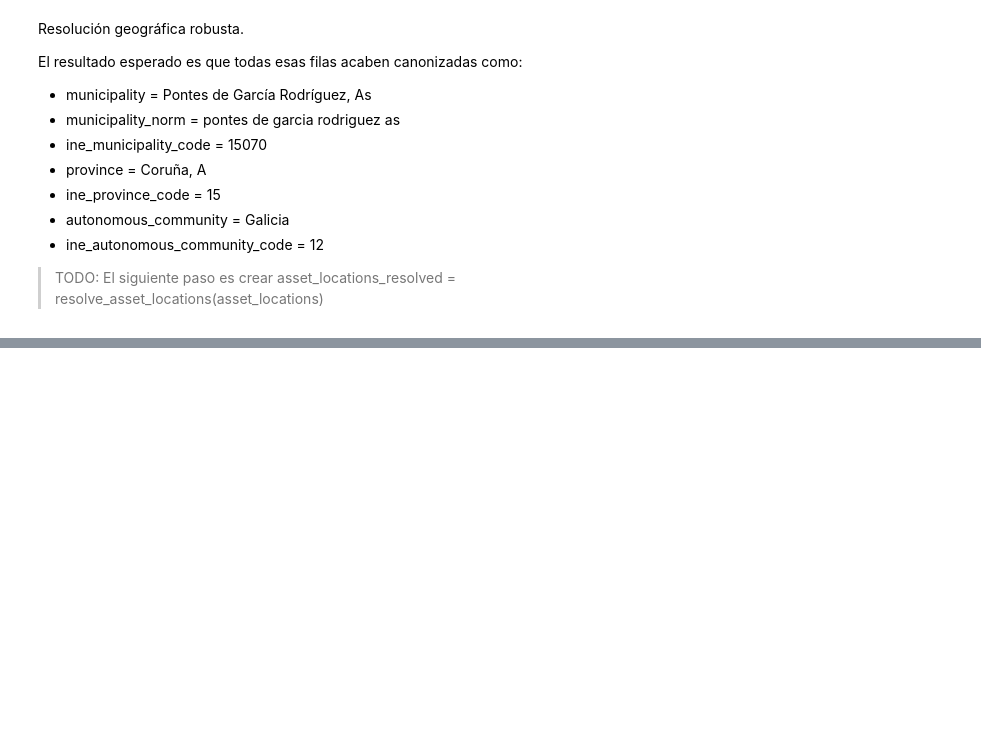
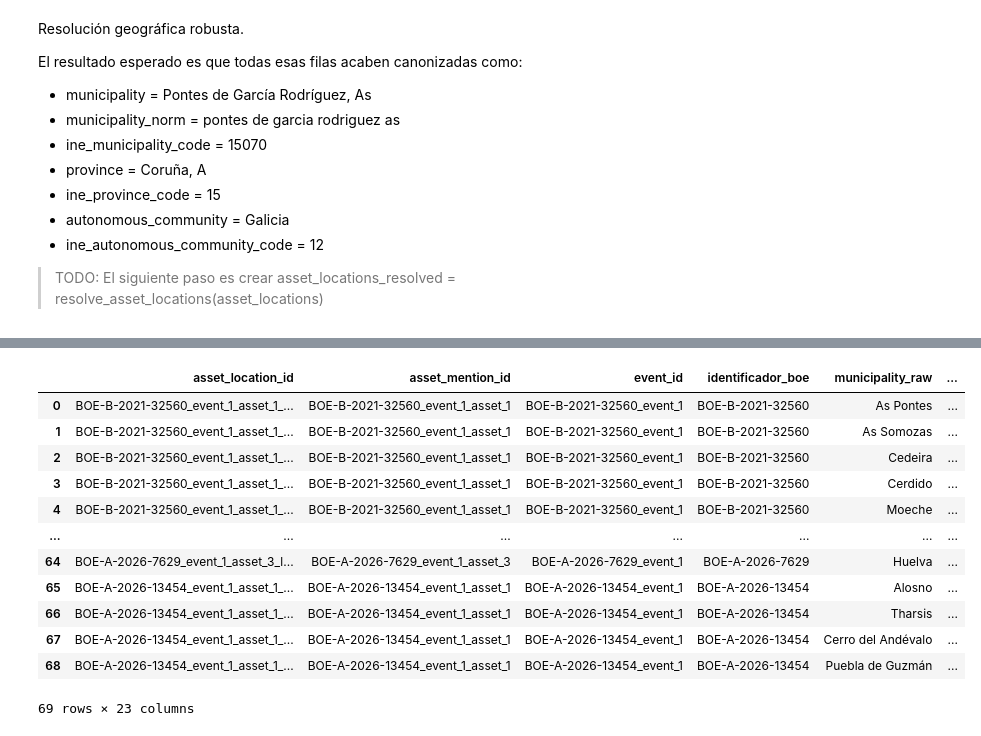
Before and after one commit to bererei/tfm-renewables-permitting-tracker, a Jupyter notebook: notebooks/08_resolver_localizaciones_determinista.ipynb, the cells around one changed output, grey strips where cells are left out. Cells and saved outputs as stored; diff of their text form; code cells hidden in the pictures; blank space fills up the shorter version.

```diff
--- a/notebooks/08_resolver_localizaciones_determinista.ipynb
+++ b/notebooks/08_resolver_localizaciones_determinista.ipynb
@@ -52,6 +52,8 @@ ASSET_LOCATIONS_PATH = SILVER_BOE_AI_DIR / "asset_locations.parquet"
 ASSET_ALIASES_PATH = SILVER_BOE_AI_DIR / "asset_aliases.parquet"
 ASSET_RELATION_MENTIONS_PATH = SILVER_BOE_AI_DIR / "asset_relation_mentions.parquet"
 
+ASSET_LOCATIONS_ENRICHED_PATH = SILVER_DIR / "ai_deterministic_enrichment" / "asset_locations_enriched.parquet"
+
 
 # GOLD
 PROJECT_GROUPS_PATH = GOLD_DIR / "project_groups.parquet"
@@ -92,2 +486,2 @@ El resultado esperado es que todas esas filas acaben canonizadas como:
 # %%
-municipios_ine_df = pd.read_parquet(DIM_MUNICIPALITIES_PATH)
+asset_locations_resolved = pd.read_parquet(ASSET_LOCATIONS_ENRICHED_PATH)
@@ -515,0 +513,16 @@ def flatten_asset_locations(ai_extractions: pd.DataFrame) -> pd.DataFrame:
+# %%
+asset_locations_resolved
+# %% [output]
+|  | asset_location_id | asset_mention_id | event_id | identificador_boe | municipality_raw | ... |
+| 0 | BOE-B-2021-32560_event_1_asset_1_... | BOE-B-2021-32560_event_1_asset_1 | BOE-B-2021-32560_event_1 | BOE-B-2021-32560 | As Pontes | ... |
+| 1 | BOE-B-2021-32560_event_1_asset_1_... | BOE-B-2021-32560_event_1_asset_1 | BOE-B-2021-32560_event_1 | BOE-B-2021-32560 | As Somozas | ... |
+| 2 | BOE-B-2021-32560_event_1_asset_1_... | BOE-B-2021-32560_event_1_asset_1 | BOE-B-2021-32560_event_1 | BOE-B-2021-32560 | Cedeira | ... |
+| 3 | BOE-B-2021-32560_event_1_asset_1_... | BOE-B-2021-32560_event_1_asset_1 | BOE-B-2021-32560_event_1 | BOE-B-2021-32560 | Cerdido | ... |
+| 4 | BOE-B-2021-32560_event_1_asset_1_... | BOE-B-2021-32560_event_1_asset_1 | BOE-B-2021-32560_event_1 | BOE-B-2021-32560 | Moeche | ... |
+| ... | ... | ... | ... | ... | ... | ... |
+| 64 | BOE-A-2026-7629_event_1_asset_3_l... | BOE-A-2026-7629_event_1_asset_3 | BOE-A-2026-7629_event_1 | BOE-A-2026-7629 | Huelva | ... |
+| 65 | BOE-A-2026-13454_event_1_asset_1_... | BOE-A-2026-13454_event_1_asset_1 | BOE-A-2026-13454_event_1 | BOE-A-2026-13454 | Alosno | ... |
+| 66 | BOE-A-2026-13454_event_1_asset_1_... | BOE-A-2026-13454_event_1_asset_1 | BOE-A-2026-13454_event_1 | BOE-A-2026-13454 | Tharsis | ... |
+| 67 | BOE-A-2026-13454_event_1_asset_1_... | BOE-A-2026-13454_event_1_asset_1 | BOE-A-2026-13454_event_1 | BOE-A-2026-13454 | Cerro del Andévalo | ... |
+| 68 | BOE-A-2026-13454_event_1_asset_1_... | BOE-A-2026-13454_event_1_asset_1 | BOE-A-2026-13454_event_1 | BOE-A-2026-13454 | Puebla de Guzmán | ... |
+69 rows × 23 columns
```
Also changed, not shown: parts of 25 cells of this notebook.
